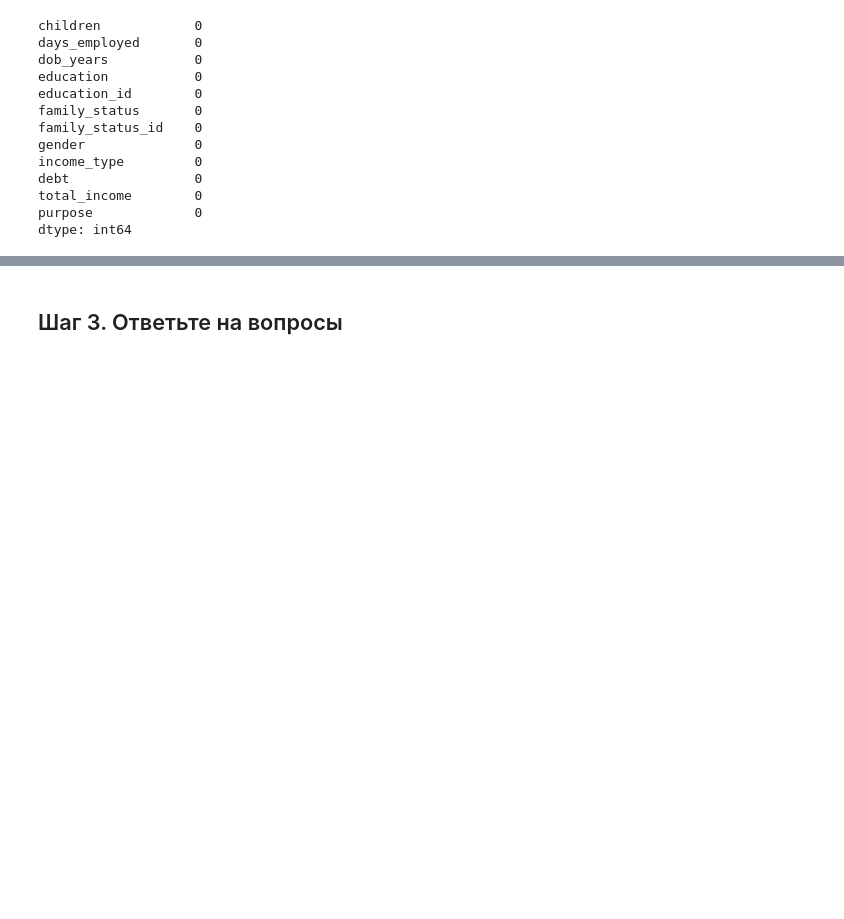
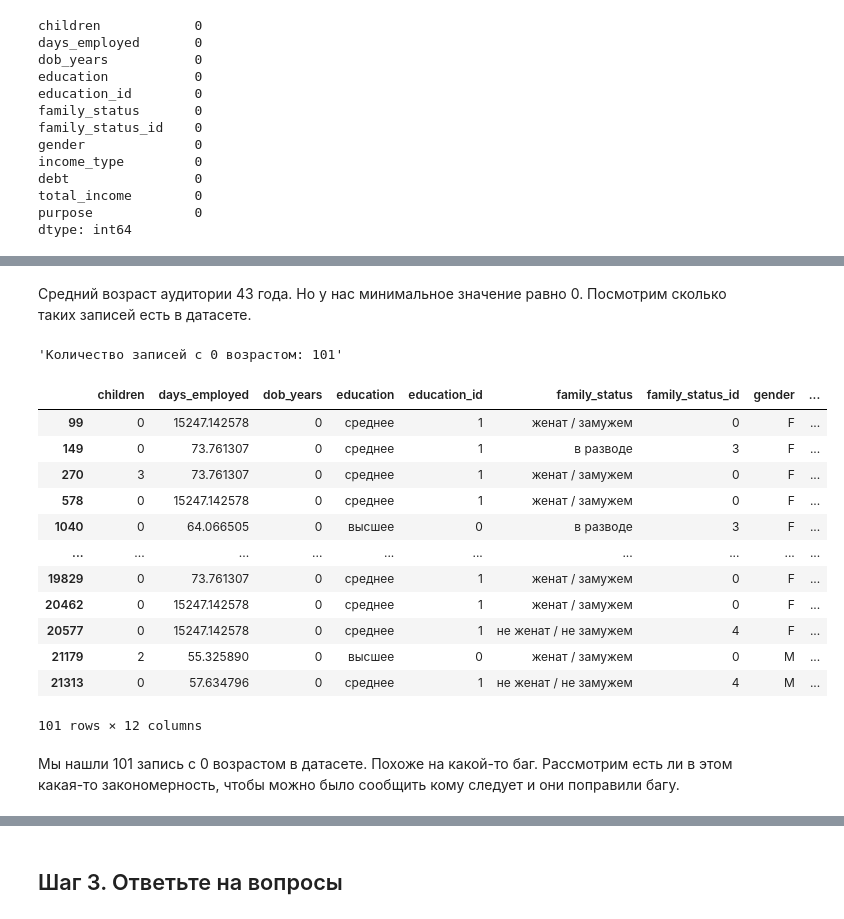
Before and after one commit to versus666jzx/practicum_ds, a Jupyter notebook: module_2/notebooks/credit_scoring.ipynb, the cells around one changed output, grey strips where cells are left out. Saved outputs shown, nothing was run; the diff lists cells and outputs as text; code cells hidden in the pictures; blank space fills up the shorter version.

```diff
--- a/module_2/notebooks/credit_scoring.ipynb
+++ b/module_2/notebooks/credit_scoring.ipynb
@@ -387,0 +425,15 @@ dtype: int64
+# %%
+# список колонок по которым будем проводить анализ
+columns = ['family_status', 'debt', 'income_type', 'gender', 'education', 'dob_years']
+# создаем датафрейм, состоящий из строк с пропущенными значениями в колонках
+empty_data = data[data['children'] < 0]
+
+# считаем количество пропущенных значений для каждой анализируемой колонки
+for column in columns:
+    display(f"{'='*40} Column: {column} {'='*40}")
+    display(
+        pd.DataFrame(
+            data=[
+                empty_data[column].value_counts()
+            ]
+        ).rename({column: 'Количество пропущенных значений'}))
@@ -387,0 +463,4 @@ dtype: int64
+# %%
+data['children'] = data['children'].abs()
+# удостоверимся что ошибка исправлена
+data['children'].describe()
@@ -388,2 +487,2 @@ dtype: int64
 # %%
-data[data.duplicated()]
+data = data.drop_duplicates()
@@ -427,0 +521,22 @@ data[data.duplicated()]
+# %% [markdown]
+Средний возраст аудитории 43 года. Но у нас минимальное значение равно 0. Посмотрим сколько таких записей есть в датасете.
+# %%
+display(f"Количество записей с 0 возрастом: {len(data[data['dob_years'] == 0])}")
+display(data[data['dob_years'] == 0])
+# %% [output]
+'Количество записей с 0 возрастом: 101'
+|  | children | days_employed | dob_years | education | education_id | family_status | family_status_id | gender | ... |
+| 99 | 0 | 15247.142578 | 0 | среднее | 1 | женат / замужем | 0 | F | ... |
+| 149 | 0 | 73.761307 | 0 | среднее | 1 | в разводе | 3 | F | ... |
+| 270 | 3 | 73.761307 | 0 | среднее | 1 | женат / замужем | 0 | F | ... |
+| 578 | 0 | 15247.142578 | 0 | среднее | 1 | женат / замужем | 0 | F | ... |
+| 1040 | 0 | 64.066505 | 0 | высшее | 0 | в разводе | 3 | F | ... |
+| ... | ... | ... | ... | ... | ... | ... | ... | ... | ... |
+| 19829 | 0 | 73.761307 | 0 | среднее | 1 | женат / замужем | 0 | F | ... |
+| 20462 | 0 | 15247.142578 | 0 | среднее | 1 | женат / замужем | 0 | F | ... |
+| 20577 | 0 | 15247.142578 | 0 | среднее | 1 | не женат / не замужем | 4 | F | ... |
+| 21179 | 2 | 55.325890 | 0 | высшее | 0 | женат / замужем | 0 | M | ... |
+| 21313 | 0 | 57.634796 | 0 | среднее | 1 | не женат / не замужем | 4 | M | ... |
+101 rows × 12 columns
+# %% [markdown]
+Мы нашли 101 запись с 0 возрастом в датасете. Похоже на какой-то баг. Рассмотрим есть ли в этом какая-то закономерность, чтобы можно было сообщить кому следует и они поправили багу.
```
Also changed, not shown: parts of 58 cells of this notebook.
